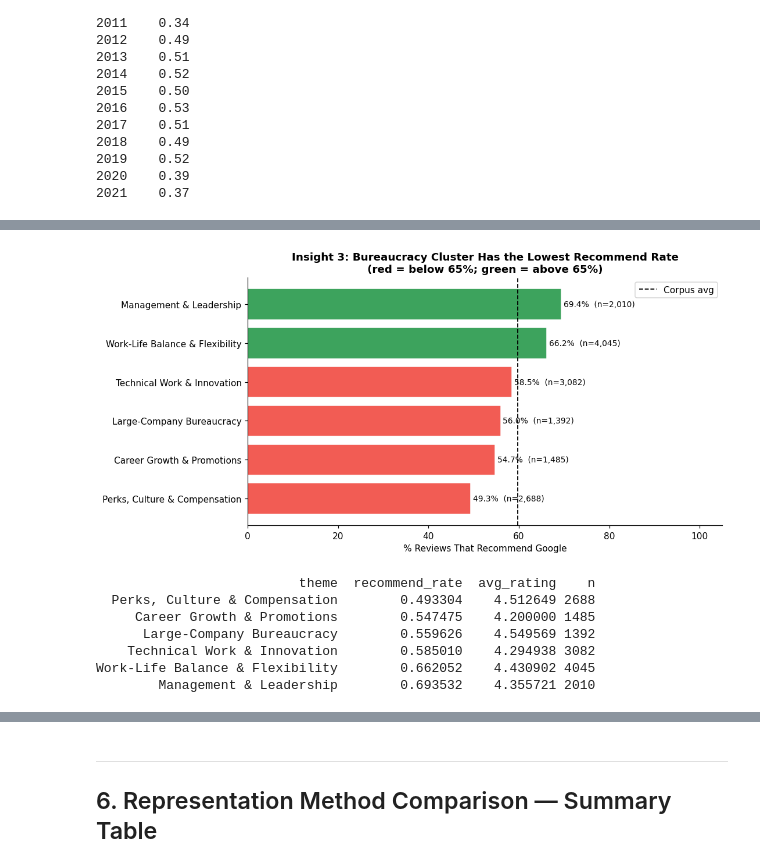
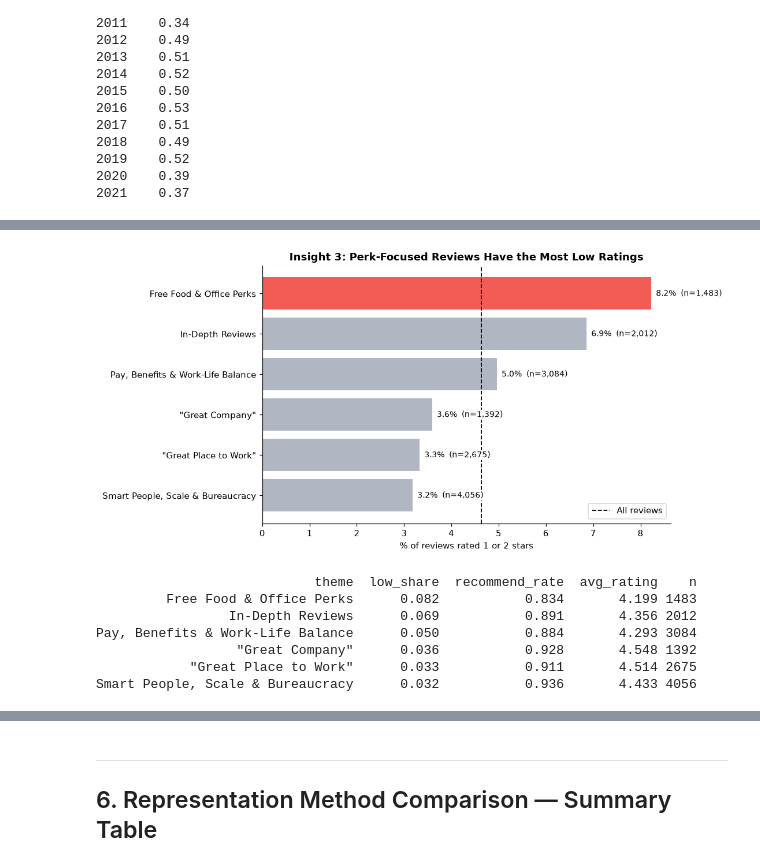
Before and after one commit to crystal76123/crystal76123.github.io, a Jupyter notebook: projects/google-reviews/files/2_text_representation_and_clustering.ipynb, the cells around one changed output, grey strips where cells are left out. Saved outputs shown, nothing was run; the diff lists cells and outputs as text; code cells hidden in the pictures.

```diff
--- a/projects/google-reviews/files/2_text_representation_and_clustering.ipynb
+++ b/projects/google-reviews/files/2_text_representation_and_clustering.ipynb
@@ -633,49 +638,43 @@ review_year
 # %%
-# ── Recommend rate by cluster ──────────────────────────────────────────────────
-# 'Positive' = employee recommends the company
-rec_by_cluster = (
-    df.assign(recommends=(df['recommend'] == 'Positive').astype(int))
+# ── Share of 1–2 star reviews and recommend rate by theme ────────────────────
+opinion = df['recommend'] != 'No opinion'
+by_theme = (
+    df.assign(low=(df['overall_rating'] <= 2).astype(int))
       .groupby('cluster_sbert')
-      .agg(recommend_rate=('recommends', 'mean'),
-           avg_rating=('overall_rating', 'mean'),
-           n=('recommends', 'count'))
-      .reset_index()
+      .agg(low_share=('low', 'mean'), avg_rating=('overall_rating', 'mean'), n=('low', 'count'))
 )
-rec_by_cluster['theme'] = rec_by_cluster['cluster_sbert'].map(CLUSTER_THEMES)
-rec_by_cluster = rec_by_cluster.sort_values('recommend_rate')
+by_theme['recommend_rate'] = (
+    df[opinion].groupby('cluster_sbert')['recommend'].apply(lambda s: (s == 'Positive').mean())
+)
+by_theme['theme'] = by_theme.index.map(CLUSTER_THEMES)
+by_theme = by_theme.sort_values('low_share')
 
 fig, ax = plt.subplots(figsize=(10, 5))
+palette = ['#F25C54' if t == 'Free Food & Office Perks' else '#B0B7C3' for t in by_theme['theme']]
+bars = ax.barh(by_theme['theme'], by_theme['low_share'] * 100, color=palette)
+for bar, (_, row) in zip(bars, by_theme.iterrows()):
+    ax.text(bar.get_width() + 0.1, bar.get_y() + bar.get_height()/2,
+            f"{row['low_share']*100:.1f}%  (n={row['n']:,})", va='center', fontsize=9,
+            bbox=dict(facecolor='white', edgecolor='none', pad=1), zorder=3)
 
-palette = ['#F25C54' if r < 0.65 else '#3DA35D' for r in rec_by_cluster['recommend_rate']]
-bars = ax.barh(rec_by_cluster['theme'], rec_by_cluster['recommend_rate'] * 100,
-               color=palette, edgecolor='white')
-
-for bar, (_, row) in zip(bars, rec_by_cluster.iterrows()):
-    ax.text(bar.get_width() + 0.5, bar.get_y() + bar.get_height()/2,
-            f"{row['recommend_rate']*100:.1f}%  (n={row['n']:,})",
-            va='center', fontsize=9)
-
-ax.axvline(df['recommend'].eq('Positive').mean() * 100, color='black',
-           linestyle='--', linewidth=1.2, label='Corpus avg')
-ax.set_xlabel('% Reviews That Recommend Google')
-ax.set_title('Insight 3: Bureaucracy Cluster Has the Lowest Recommend Rate\n'
-             '(red = below 65%; green = above 65%)', fontweight='bold')
-ax.set_xlim(0, 105)
+ax.axvline((df['overall_rating'] <= 2).mean() * 100, color='black',
+           linestyle='--', linewidth=1.2, label='All reviews', zorder=1)
+ax.set_xlabel('% of reviews rated 1 or 2 stars')
+ax.set_title('Insight 3: Perk-Focused Reviews Have the Most Low Ratings', fontweight='bold')
 ax.legend()
 ax.spines[['top', 'right']].set_visible(False)
-
 fig.tight_layout()
-fig.savefig('figs/insight3_recommend_by_cluster.png', dpi=150, bbox_inches='tight')
+fig.savefig('figs/insight3_low_ratings_by_theme.png', dpi=150, bbox_inches='tight')
 plt.show()
 
-print(rec_by_cluster[['theme', 'recommend_rate', 'avg_rating', 'n']]
-      .to_string(index=False))
+print(by_theme[['theme', 'low_share', 'recommend_rate', 'avg_rating', 'n']]
+      .sort_values('low_share', ascending=False).round(3).to_string(index=False))
 # %% [output]
-[figure, old version]
+[figure, new version]
-                          theme  recommend_rate  avg_rating    n
-  Perks, Culture & Compensation        0.493304    4.512649 2688
-     Career Growth & Promotions        0.547475    4.200000 1485
-      Large-Company Bureaucracy        0.559626    4.549569 1392
-    Technical Work & Innovation        0.585010    4.294938 3082
-Work-Life Balance & Flexibility        0.662052    4.430902 4045
-        Management & Leadership        0.693532    4.355721 2010
+                            theme  low_share  recommend_rate  avg_rating    n
+         Free Food & Office Perks      0.082           0.834       4.199 1483
+                 In-Depth Reviews      0.069           0.891       4.356 2012
+Pay, Benefits & Work-Life Balance      0.050           0.884       4.293 3084
+                  "Great Company"      0.036           0.928       4.548 1392
+            "Great Place to Work"      0.033           0.911       4.514 2675
+Smart People, Scale & Bureaucracy      0.032           0.936       4.433 4056
```
Also changed, not shown: parts of 30 cells of this notebook, 2 other files.
